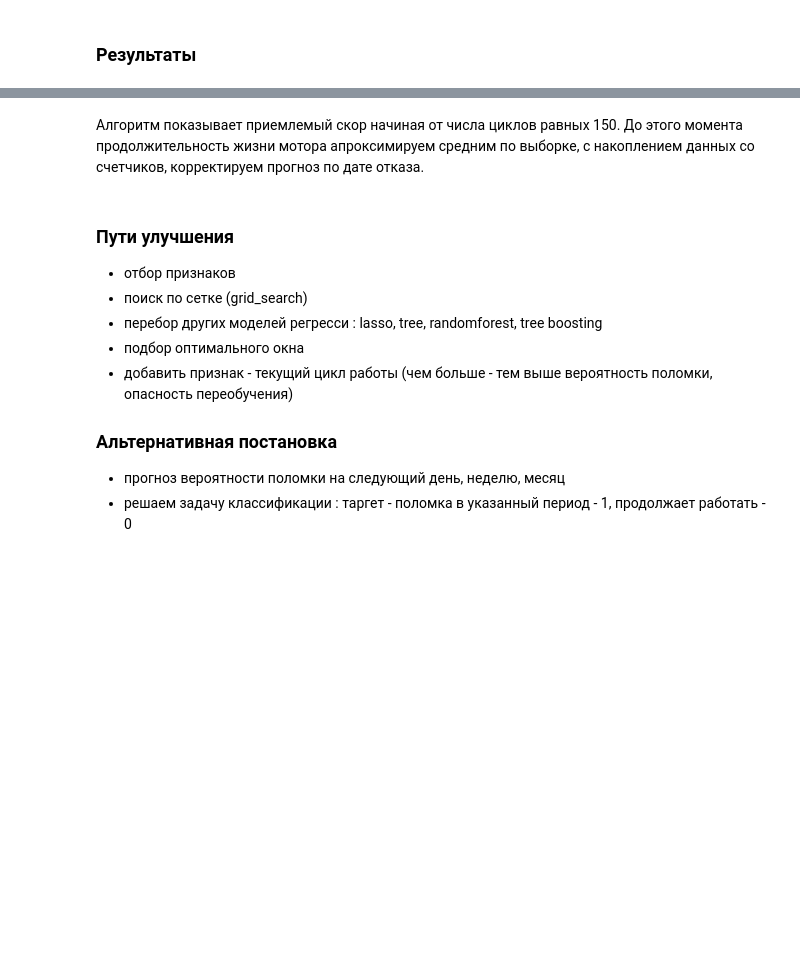
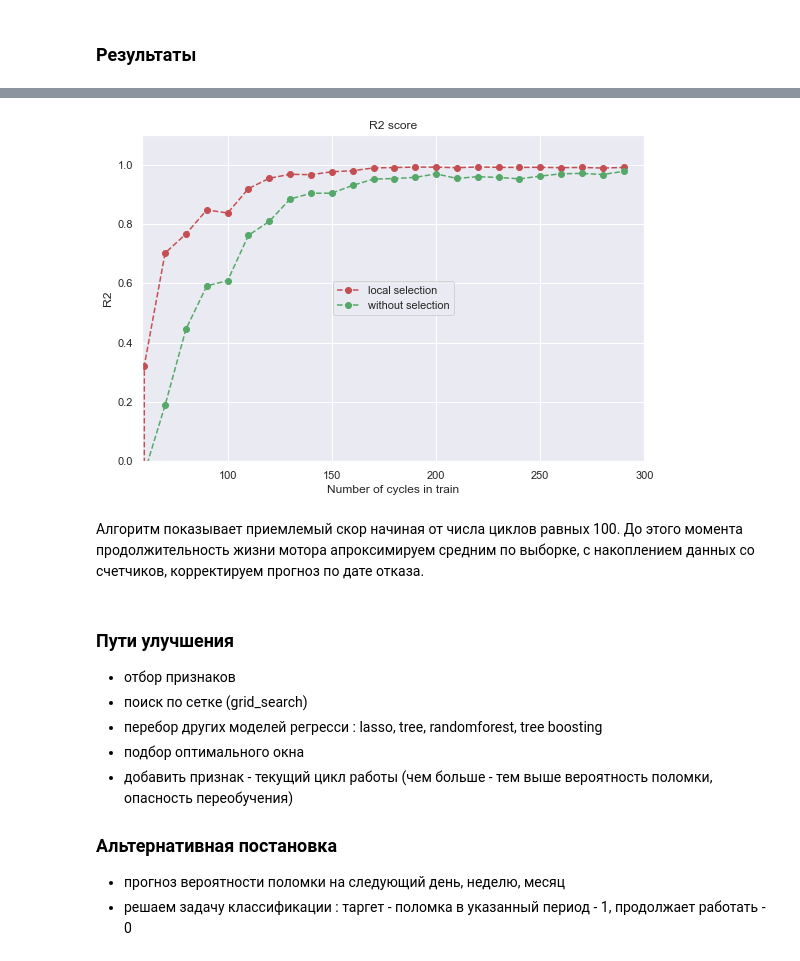
Before and after one commit to lasados/Break-prediction.-Engines, a Jupyter notebook: Crash prediction.ipynb, the cells around one changed output, grey strips where cells are left out. Drawn from its saved outputs; the diff is of its cells as text; code cells hidden in the pictures; blank space fills up the shorter version.

```diff
--- a/Crash prediction.ipynb
+++ b/Crash prediction.ipynb
@@ -299,5 +345,22 @@ r2_table
+# %%
+X_plot = [50 + 10*x for x in range(25)]
+y_plot_0 = r2_table.iloc[0]
+y_plot_1 = r2_table.iloc[1]
+
+plt.figure(figsize=(9,6))
+plt.plot(X_plot,y_plot_0,'ro--', label='local selection')
+plt.plot(X_plot,y_plot_1,'go--', label='without selection')
+plt.xlim(59,300)
+plt.ylim(0,1.1)
+plt.legend(loc='center')
+plt.title('R2 score')
+plt.xlabel('Number of cycles in train')
+plt.ylabel('R2')
+plt.show()
+# %% [output]
+[figure, added]
 # %% [markdown]
-Алгоритм показывает приемлемый скор начиная от числа циклов равных 150. До этого момента продолжительность жизни мотора апроксимируем средним по выборке, с накоплением данных со счетчиков, корректируем прогноз по дате отказа.
+Алгоритм показывает приемлемый скор начиная от числа циклов равных 100. До этого момента продолжительность жизни мотора апроксимируем средним по выборке, с накоплением данных со счетчиков, корректируем прогноз по дате отказа.
 # %% [markdown]
 ### Пути улучшения
 - отбор признаков
```
Also changed, not shown: parts of 11 cells of this notebook.
